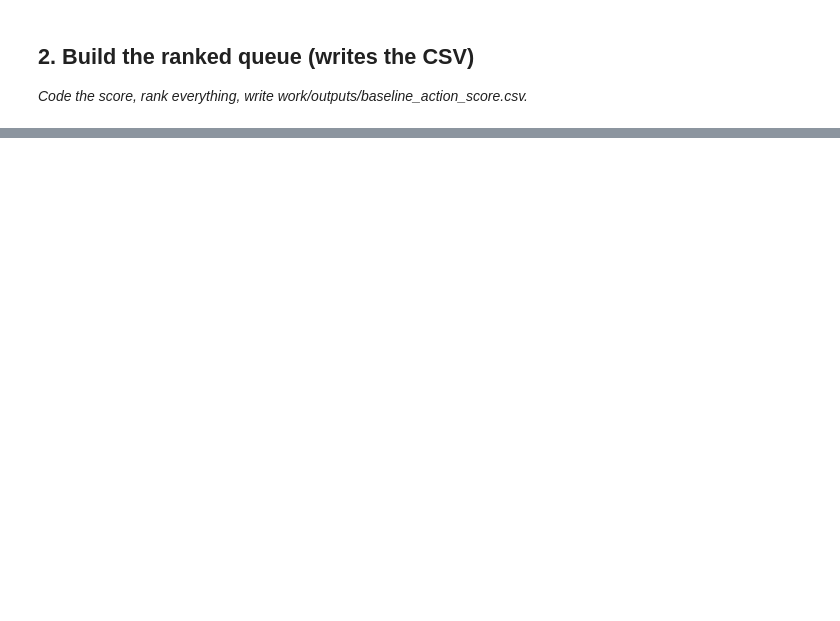
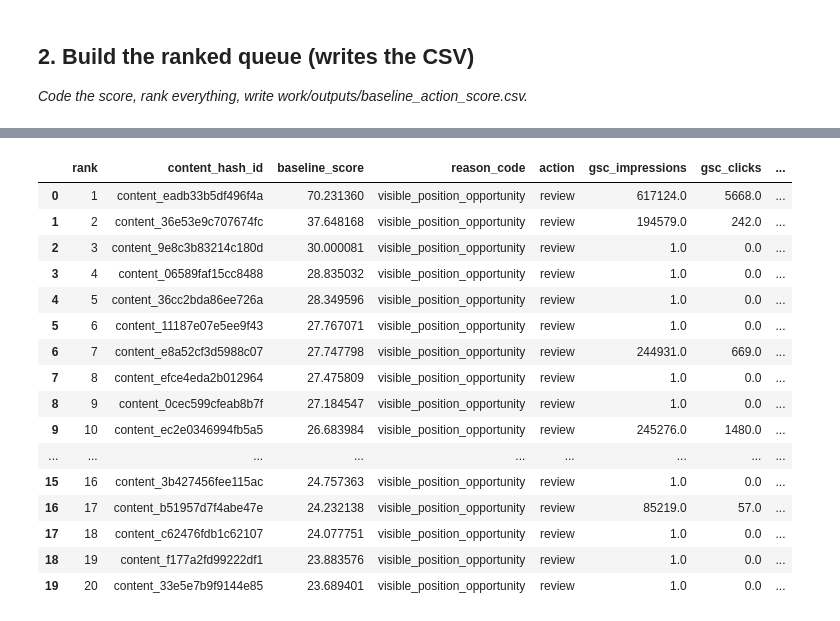
Before and after one commit to MariamMohamed06/flyrank-ml-week1, a Jupyter notebook: work/notebooks/w04_baseline_score.ipynb, the cells around one changed output, grey strips where cells are left out. Cells and saved outputs as stored; diff of their text form; code cells hidden in the pictures; blank space fills up the shorter version.

Commit message:
Complete Week 4 baseline score

```diff
--- a/work/notebooks/w04_baseline_score.ipynb
+++ b/work/notebooks/w04_baseline_score.ipynb
@@ -19,0 +202,33 @@ This skeleton is yours to fill. Work the sections **in order** — each one has
+# %%
+top20 = baseline.head(20)[[
+    "rank",
+    "content_hash_id",
+    "baseline_score",
+    "reason_code",
+    "action",
+    "gsc_impressions",
+    "gsc_clicks",
+    "gsc_avg_position",
+    "ga4_sessions",
+    "scroll_events"
+]]
+
+top20
+# %% [output]
+|  | rank | content_hash_id | baseline_score | reason_code | action | gsc_impressions | gsc_clicks | ... |
+| 0 | 1 | content_eadb33b5df496f4a | 70.231360 | visible_position_opportunity | review | 617124.0 | 5668.0 | ... |
+| 1 | 2 | content_36e53e9c707674fc | 37.648168 | visible_position_opportunity | review | 194579.0 | 242.0 | ... |
+| 2 | 3 | content_9e8c3b83214c180d | 30.000081 | visible_position_opportunity | review | 1.0 | 0.0 | ... |
+| 3 | 4 | content_06589faf15cc8488 | 28.835032 | visible_position_opportunity | review | 1.0 | 0.0 | ... |
+| 4 | 5 | content_36cc2bda86ee726a | 28.349596 | visible_position_opportunity | review | 1.0 | 0.0 | ... |
+| 5 | 6 | content_11187e07e5ee9f43 | 27.767071 | visible_position_opportunity | review | 1.0 | 0.0 | ... |
+| 6 | 7 | content_e8a52cf3d5988c07 | 27.747798 | visible_position_opportunity | review | 244931.0 | 669.0 | ... |
+| 7 | 8 | content_efce4eda2b012964 | 27.475809 | visible_position_opportunity | review | 1.0 | 0.0 | ... |
+| 8 | 9 | content_0cec599cfeab8b7f | 27.184547 | visible_position_opportunity | review | 1.0 | 0.0 | ... |
+| 9 | 10 | content_ec2e0346994fb5a5 | 26.683984 | visible_position_opportunity | review | 245276.0 | 1480.0 | ... |
+| ... | ... | ... | ... | ... | ... | ... | ... | ... |
+| 15 | 16 | content_3b427456fee115ac | 24.757363 | visible_position_opportunity | review | 1.0 | 0.0 | ... |
+| 16 | 17 | content_b51957d7f4abe47e | 24.232138 | visible_position_opportunity | review | 85219.0 | 57.0 | ... |
+| 17 | 18 | content_c62476fdb1c62107 | 24.077751 | visible_position_opportunity | review | 1.0 | 0.0 | ... |
+| 18 | 19 | content_f177a2fd99222df1 | 23.883576 | visible_position_opportunity | review | 1.0 | 0.0 | ... |
+| 19 | 20 | content_33e5e7b9f9144e85 | 23.689401 | visible_position_opportunity | review | 1.0 | 0.0 | ... |
```
Also changed, not shown: parts of 12 cells of this notebook.
